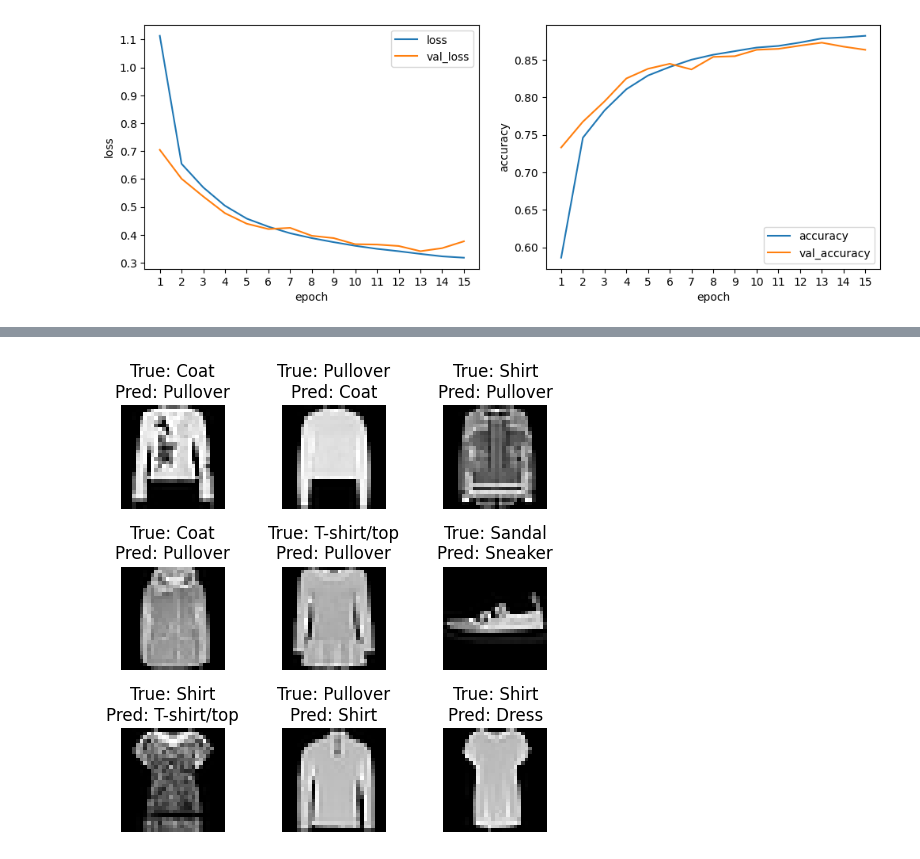
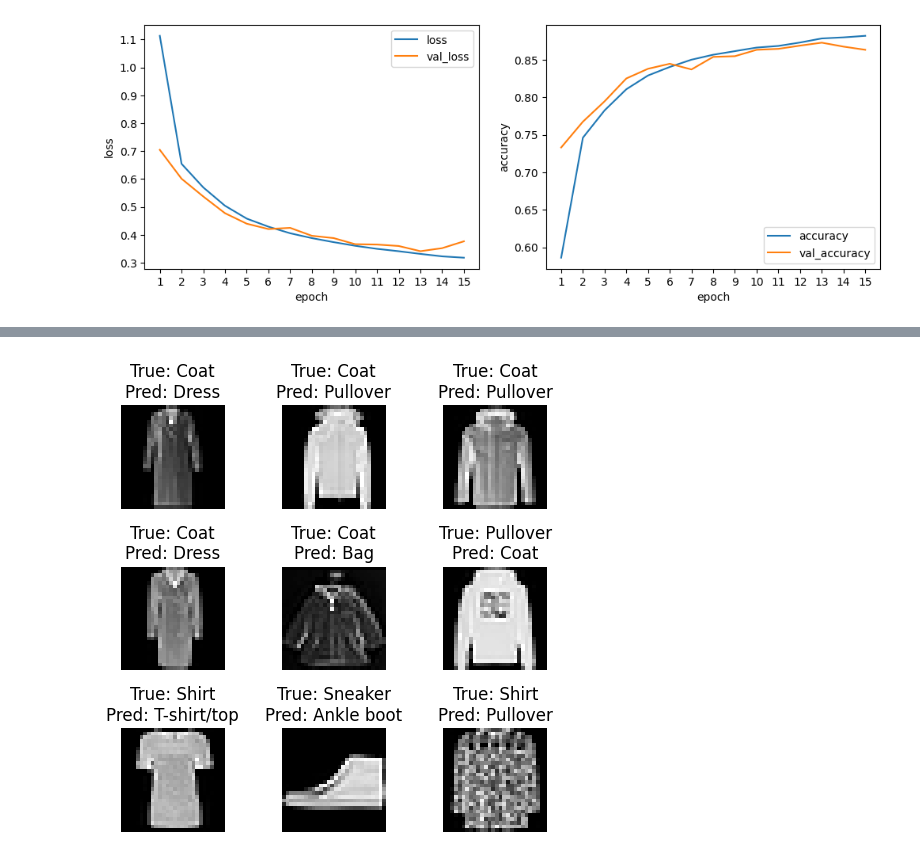
Before and after one commit to Hyelimee/honmandeep, a Jupyter notebook: 혼만딥_chapter1_3.ipynb, the cells around one changed output, grey strips where cells are left out. Saved outputs shown, nothing was run; the diff lists cells and outputs as text; code cells hidden in the pictures.

```diff
--- a/혼만딥_chapter1_3.ipynb
+++ b/혼만딥_chapter1_3.ipynb
@@ -163,7 +163,7 @@ import numpy as np
 x_sample = val_scaled
 y_sample = val_target
 
-y_pred = lenet5_re.predict(x_sample, batch_size=128)
+y_pred = lenet5_re.predict(x_sample)
 y_pred_classes = np.argmax(y_pred, axis=1)
 
 wrong_idx = np.where(y_pred_classes != y_sample)[0]
@@ -181,16 +181,16 @@ print(f"정확도: {accuracy:.4f}")
 # %%
 import matplotlib.pyplot as plt
 
 class_names = ['T-shirt/top', 'Trouser', 'Pullover', 'Dress', 'Coat',
                'Sandal', 'Shirt', 'Sneaker', 'Bag', 'Ankle boot']
 
 plt.figure(figsize=(5, 5))
-for i, idx in enumerate(wrong_idx[9:18]):
+for i, idx in enumerate(wrong_idx[:9]):
     plt.subplot(3, 3, i + 1)
     plt.imshow(x_sample[idx].squeeze(), cmap='gray')
     plt.title(f"True: {class_names[y_sample[idx]]}\nPred: {class_names[y_pred_classes[idx]]}")
     plt.axis('off')
 plt.tight_layout()
 plt.show()
 # %% [output]
-[figure, old version]
+[figure, new version]
```
Also changed, not shown: parts of 1 cell of this notebook.
